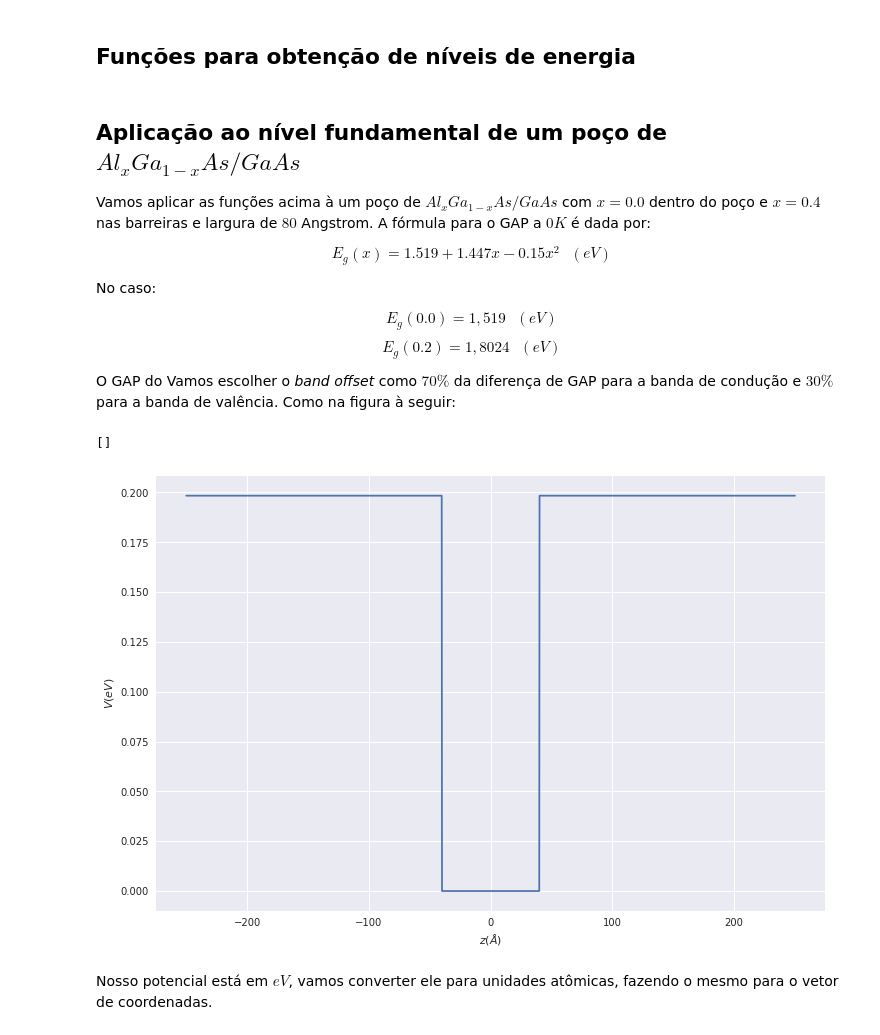
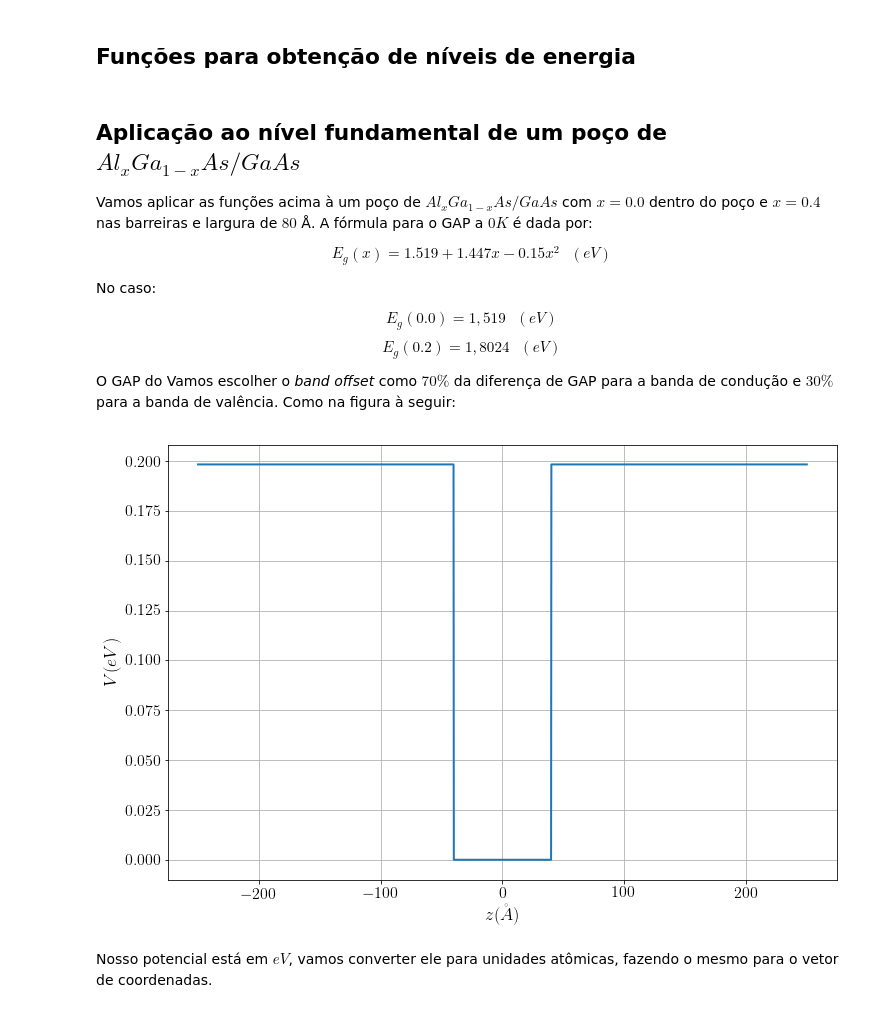
Before and after one commit to thiagolcmelo/time-evolution, a Jupyter notebook: indium-segregation.ipynb, the cells around one changed output. Cells and saved outputs as stored; diff of their text form; code cells hidden in the pictures.

```diff
--- a/indium-segregation.ipynb
+++ b/indium-segregation.ipynb
@@ -128,7 +141,7 @@ def fundamental(z, V, m):
 # %% [markdown]
 ## Aplicação ao nível fundamental de um poço de $Al_x Ga_{1-x} As/GaAs$
 
-Vamos aplicar as funções acima à um poço de $Al_x Ga_{1-x} As/GaAs$ com $x=0.0$ dentro do poço e $x=0.4$ nas barreiras e largura de $80$ Angstrom. A fórmula para o GAP a $0 K$ é dada por:
+Vamos aplicar as funções acima à um poço de $Al_x Ga_{1-x} As/GaAs$ com $x=0.0$ dentro do poço e $x=0.4$ nas barreiras e largura de $80$ Å. A fórmula para o GAP a $0 K$ é dada por:
 
 $$E_g (x) = 1.519+1.447x -0.15 x^2 \,\,\,\, (eV)$$
 
@@ -141,29 +154,25 @@ O GAP do Vamos escolher o *band offset* como $70\%$ da diferença de GAP para a
 # %%
 g_algaas = lambda x: 1.519+1.447*x-0.15*x**2 # GAP
 m_algaas = lambda x: 0.067+0.083*x # effective mass
 x_b      = 0.2 # barrier
 x_w      = 0.0 # well
 wl       = 80.0 # Angstrom
 VBO      = 0.3
 CBO      = 0.7
-z_ang    = np.linspace(-250.0, 250.0, N) # Angstrom
 v_shape  = lambda z: g_algaas(x_b) if np.abs(z) > wl/2 else g_algaas(x_w)
 m_shape  = lambda z: m_algaas(x_b) if np.abs(z) > wl/2 else m_algaas(x_w)
+V        = np.vectorize(v_shape)(z_ang)*CBO
+V       -= np.min(V)
+meff     = np.vectorize(m_shape)(z_ang)
 
-# only conduction and set zero to well's bottom
-V          = np.vectorize(v_shape)(z_ang)*CBO
-V         -= np.min(V)
-
-# efffective mass
-meff       = np.vectorize(m_shape)(z_ang)
-
-plt.xlabel('$z (\AA)$')
-plt.ylabel('$V (eV)$')
-plt.plot(z_ang, V)
-plt.plot()
+fig, ax = plt.subplots()
+ax.set_xlabel(r'$z (\AA)$')
+ax.set_ylabel(r'$V (eV)$')
+ax.plot(z_ang, V)
+ax.grid(True)
+plt.show()
 # %% [output]
-[]
-[figure, old version]
+[figure, new version]
 # %% [markdown]
 Nosso potencial está em $eV$, vamos converter ele para unidades atômicas, fazendo o mesmo para o vetor de coordenadas.
 # %%
```
Also changed, not shown: parts of 30 cells of this notebook, 11 other files.
